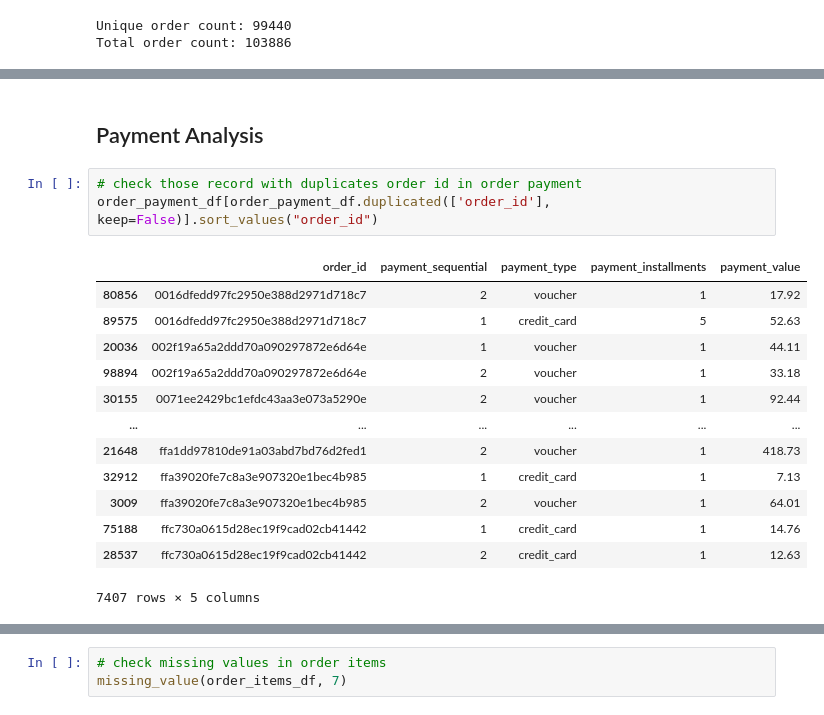
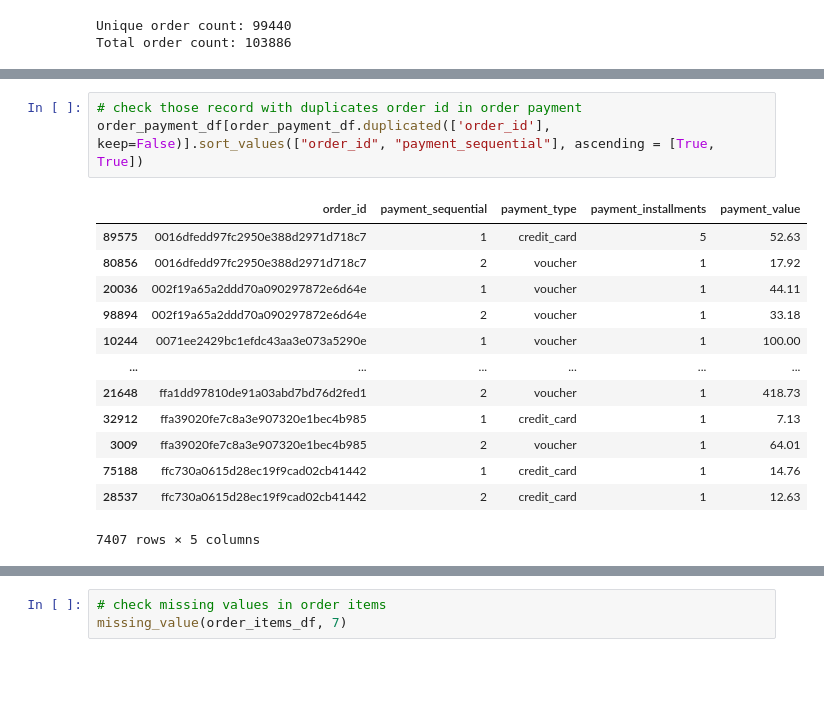
Before and after one commit to hilarylimyuxuan/Customer-Segmentation-Model, a Jupyter notebook: Olist Customer Segmentation Model.ipynb, the cells around one changed output, grey strips where cells are left out. Cells and saved outputs as stored; diff of their text form; blank space fills up the shorter version.

```diff
--- a/Olist Customer Segmentation Model.ipynb
+++ b/Olist Customer Segmentation Model.ipynb
@@ -568,15 +465,13 @@ dv.head()
-# %% [markdown]
-## Payment Analysis
 # %%
 # check those record with duplicates order id in order payment
-order_payment_df[order_payment_df.duplicated(['order_id'], keep=False)].sort_values("order_id")
+order_payment_df[order_payment_df.duplicated(['order_id'], keep=False)].sort_values(["order_id", "payment_sequential"], ascending = [True, True])
 # %% [output]
 |  | order_id | payment_sequential | payment_type | payment_installments | payment_value |
+| 89575 | 0016dfedd97fc2950e388d2971d718c7 | 1 | credit_card | 5 | 52.63 |
 | 80856 | 0016dfedd97fc2950e388d2971d718c7 | 2 | voucher | 1 | 17.92 |
-| 89575 | 0016dfedd97fc2950e388d2971d718c7 | 1 | credit_card | 5 | 52.63 |
 | 20036 | 002f19a65a2ddd70a090297872e6d64e | 1 | voucher | 1 | 44.11 |
 | 98894 | 002f19a65a2ddd70a090297872e6d64e | 2 | voucher | 1 | 33.18 |
-| 30155 | 0071ee2429bc1efdc43aa3e073a5290e | 2 | voucher | 1 | 92.44 |
+| 10244 | 0071ee2429bc1efdc43aa3e073a5290e | 1 | voucher | 1 | 100.00 |
 | ... | ... | ... | ... | ... | ... |
 | 21648 | ffa1dd97810de91a03abd7bd76d2fed1 | 2 | voucher | 1 | 418.73 |
 | 32912 | ffa39020fe7c8a3e907320e1bec4b985 | 1 | credit_card | 1 | 7.13 |
```
Also changed, not shown: parts of 55 cells of this notebook.
